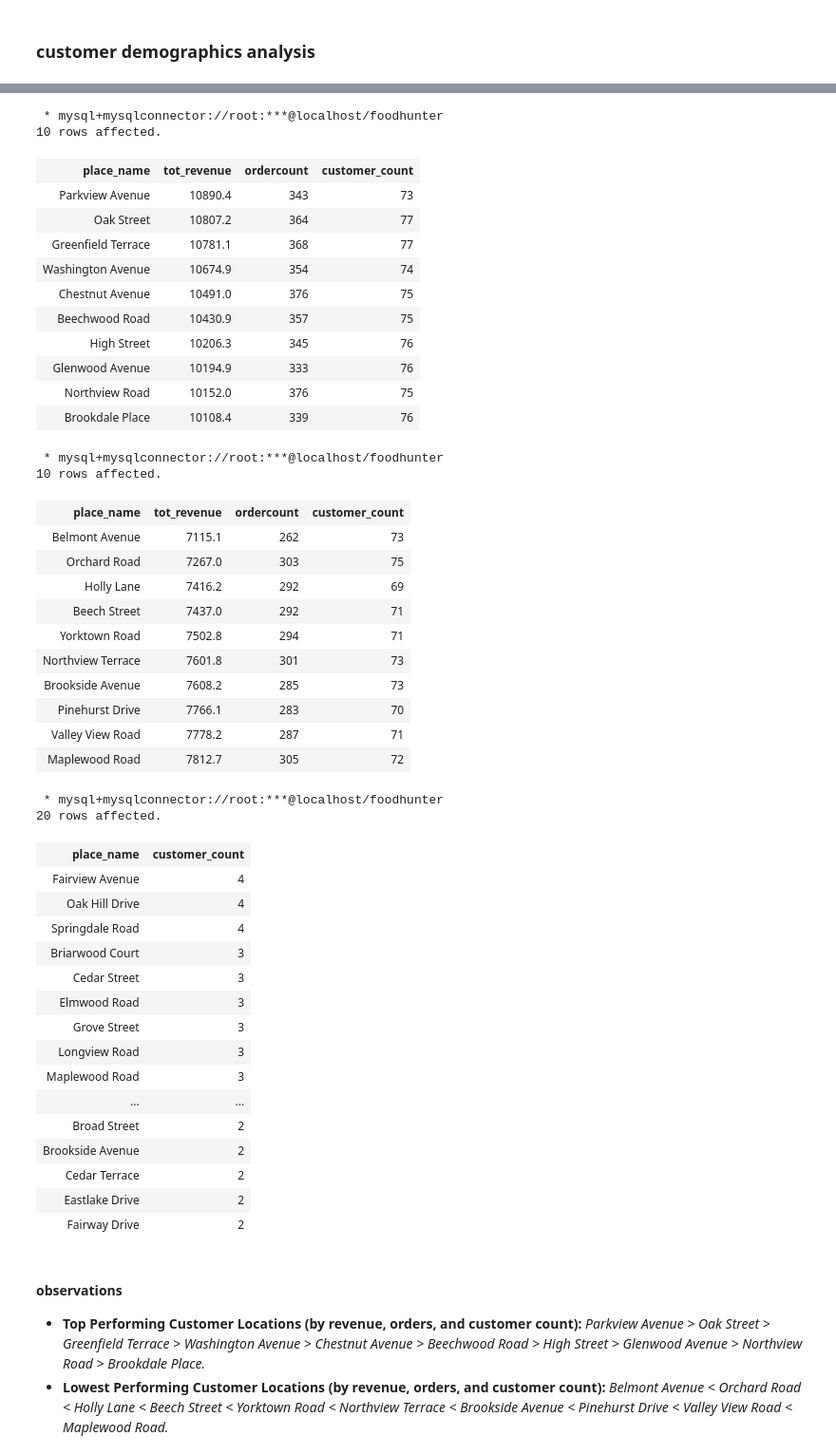
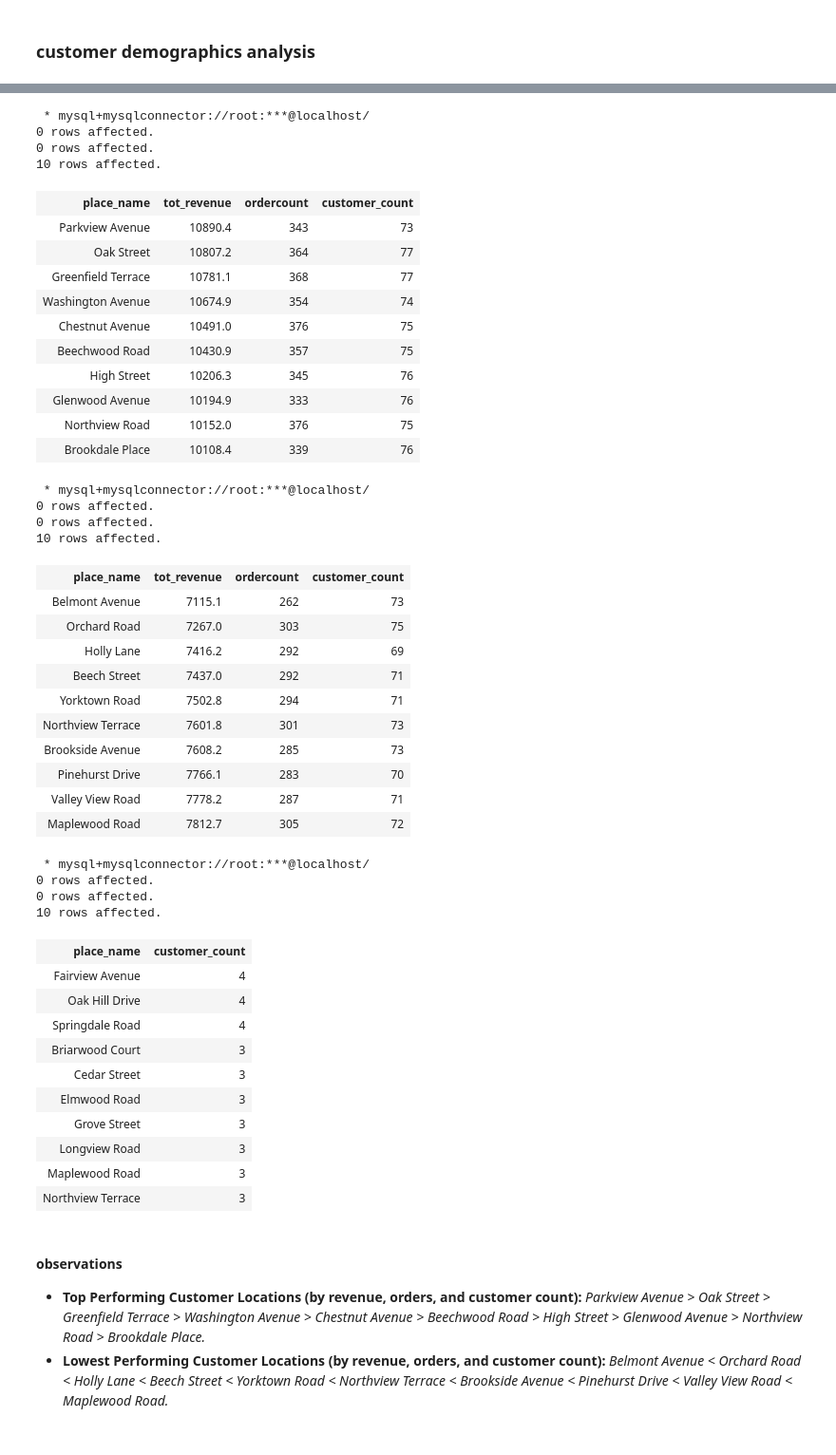
Before and after one commit to VigneshKanna18/foodhunter-revenue-drop-analysis, a Jupyter notebook: foodhunter analysis.ipynb, the cells around one changed output, grey strips where cells are left out. Shown: that part at 95% size. Saved outputs shown, nothing was run; the diff lists cells and outputs as text; code cells hidden in the pictures.

```diff
--- a/foodhunter analysis.ipynb
+++ b/foodhunter analysis.ipynb
@@ -794,7 +909,9 @@ where o.delivery_address <> c.address;
 | 0 |
 # %%
 %%sql
-#top-performing customer locations
+#top 10 -performing customer locations
+drop view if exists foodhunter_reports.top_10_bestperforming_loc;
+create view foodhunter_reports.top_10_bestperforming_loc as
 select
 place_name,
 round(sum(final_price), 2) as tot_revenue,
@@ -806,13 +923,20 @@ from
      o.final_price,
      c.customer_id, c.address,
      substring(c.address, instr(c.address, ' '), length(c.address)) as place_name
-   from orders o
-   inner join customers c on o.customer_id = c.customer_id) q1
+   from foodhunter.orders o
+   inner join foodhunter.customers c on o.customer_id = c.customer_id) q1
 group by place_name
 order by tot_revenue desc, ordercount desc, customer_count desc, place_name asc
 limit 10;
+
+select
+*
+from
+foodhunter_reports.top_10_bestperforming_loc;
 # %% [output]
- * mysql+mysqlconnector://root:***@localhost/foodhunter
+ * mysql+mysqlconnector://root:***@localhost/
+0 rows affected.
+0 rows affected.
 10 rows affected.
 | place_name | tot_revenue | ordercount | customer_count |
 | Parkview Avenue | 10890.4 | 343 | 73 |
@@ -827,7 +951,9 @@ limit 10;
 | Brookdale Place | 10108.4 | 339 | 76 |
 # %%
 %%sql
-#lowest-performing customer locations
+#lowest 10 - performing customer locations
+drop view if exists foodhunter_reports.top_10_worstperforming_loc;
+create view foodhunter_reports.top_10_worstperforming_loc as
 select
 place_name,
 round(sum(final_price), 2) as tot_revenue,
@@ -839,13 +965,20 @@ from
      o.final_price,
      c.customer_id, c.address,
      substring(c.address, instr(c.address, ' '), length(c.address)) as place_name
-   from orders o
-   inner join customers c on o.customer_id = c.customer_id) q1
+   from foodhunter.orders o
+   inner join foodhunter.customers c on o.customer_id = c.customer_id) q1
 group by place_name
 order by tot_revenue asc, ordercount asc, customer_count asc, place_name asc
 limit 10;
+
+select
+*
+from
+foodhunter_reports.top_10_worstperforming_loc;
 # %% [output]
- * mysql+mysqlconnector://root:***@localhost/foodhunter
+ * mysql+mysqlconnector://root:***@localhost/
+0 rows affected.
+0 rows affected.
 10 rows affected.
 | place_name | tot_revenue | ordercount | customer_count |
 | Belmont Avenue | 7115.1 | 262 | 73 |
@@ -861,38 +994,43 @@ limit 10;
 # %%
 %%sql
 #places with inactive orders over the 4 Months
+drop view if exists foodhunter_reports.places_with_inactiveorders;
+
+create view foodhunter_reports.places_with_inactiveorders as
 select
 place_name,
 count(distinct customer_id) as customer_count
 from
   (select
      c.customer_id, c.address,
      substring(c.address, instr(c.address, ' '), length(c.address)) as place_name
-   from orders o
-   right join customers c on o.customer_id = c.customer_id
+   from foodhunter.orders o
+   right join foodhunter.customers c on o.customer_id = c.customer_id
    where o.order_id is null) q1
 group by place_name
-order by customer_count desc, place_name
-limit 20;
+order by customer_count desc, place_name asc;
+
+select
+*
+from
+foodhunter_reports.places_with_inactiveorders
+limit 10;
 # %% [output]
- * mysql+mysqlconnector://root:***@localhost/foodhunter
-20 rows affected.
+ * mysql+mysqlconnector://root:***@localhost/
+0 rows affected.
+0 rows affected.
+10 rows affected.
 | place_name | customer_count |
 | Fairview Avenue | 4 |
 | Oak Hill Drive | 4 |
 | Springdale Road | 4 |
 | Briarwood Court | 3 |
 | Cedar Street | 3 |
 | Elmwood Road | 3 |
 | Grove Street | 3 |
 | Longview Road | 3 |
 | Maplewood Road | 3 |
-| ... | ... |
-| Broad Street | 2 |
-| Brookside Avenue | 2 |
-| Cedar Terrace | 2 |
-| Eastlake Drive | 2 |
-| Fairway Drive | 2 |
+| Northview Terrace | 3 |
 # %% [markdown]
 #### <b> observations</b>
 * <b> Top Performing Customer Locations (by revenue, orders, and customer count): </b>
```
Also changed, not shown: parts of 39 cells of this notebook, 4 other files.
